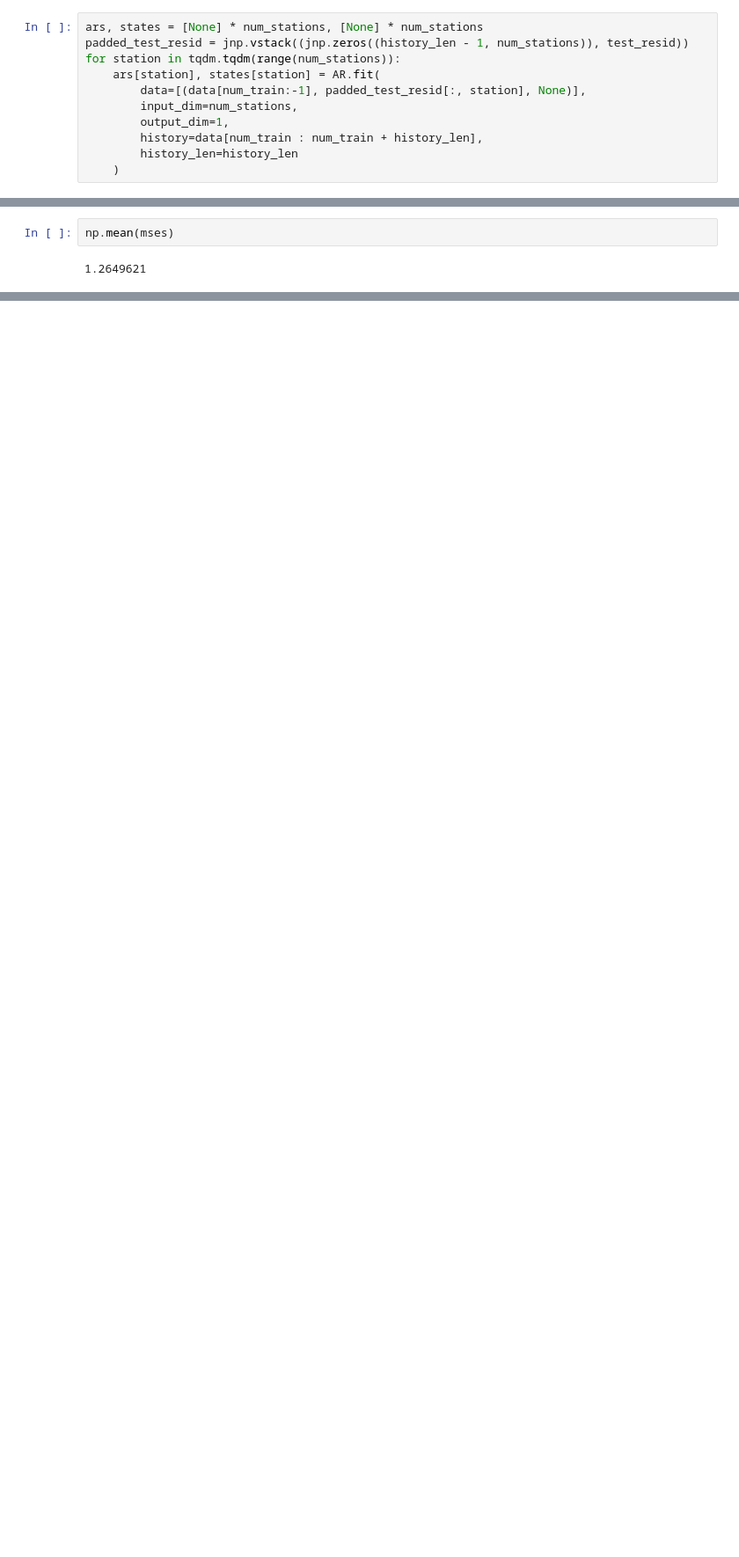
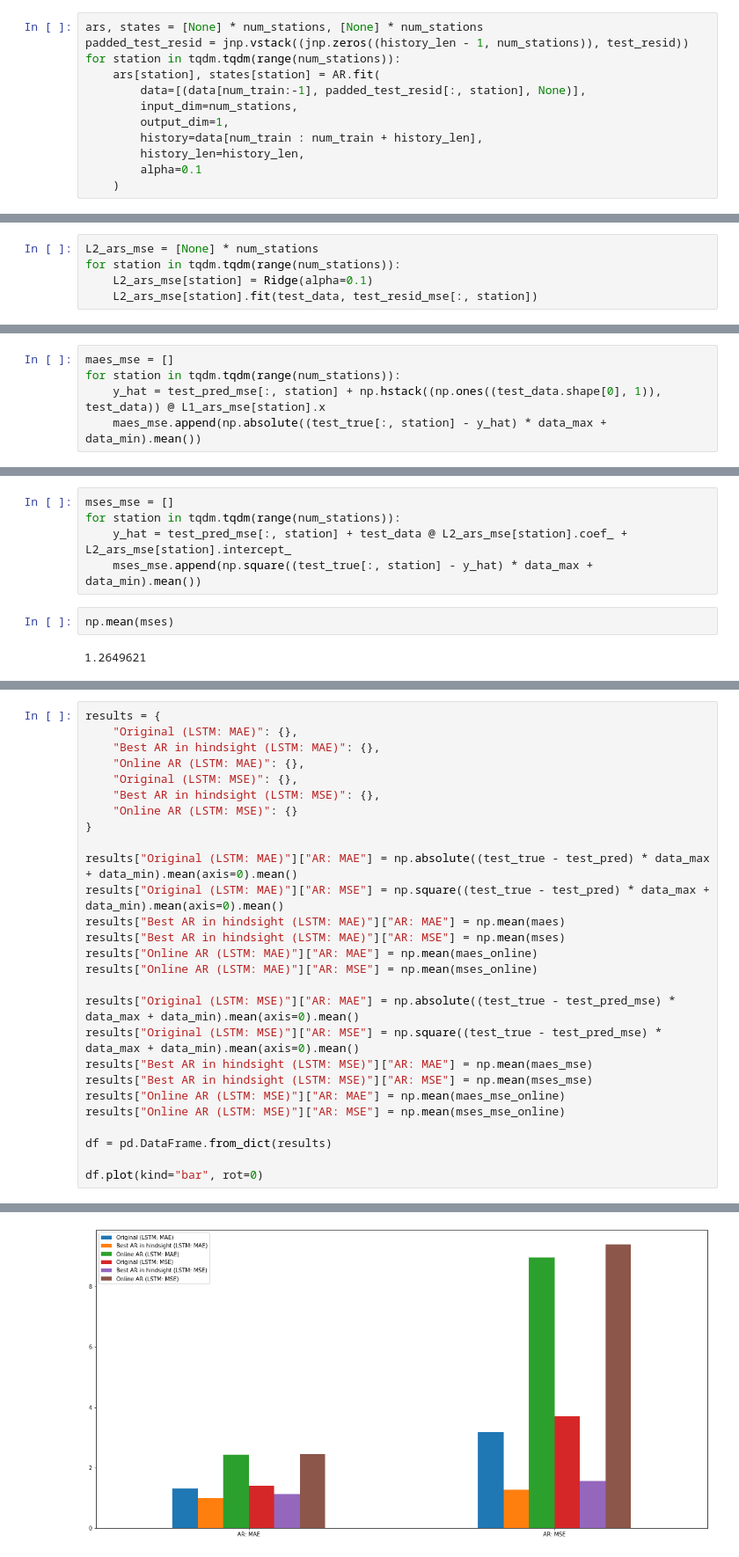
Before and after one commit to danielsuo/skgaip, a Jupyter notebook: notebooks/2020-05-09 Wind - best AR in hindsight.ipynb, the cells around one changed output, grey strips where cells are left out. Shown at 88% size. Drawn from its saved outputs; the diff is of its cells as text; blank space fills up the shorter version.

```diff
--- a/notebooks/2020-05-09 Wind - best AR in hindsight.ipynb
+++ b/notebooks/2020-05-09 Wind - best AR in hindsight.ipynb
@@ -130,7 +138,8 @@ for station in tqdm.tqdm(range(num_stations)):
         input_dim=num_stations,
         output_dim=1,
         history=data[num_train : num_train + history_len],
-        history_len=history_len
+        history_len=history_len,
+        alpha=0.1
     )
 # %%
 # https://stackoverflow.com/questions/51883058/l1-norm-instead-of-l2-norm-for-cost-function-in-regression-model
@@ -155,11 +180,21 @@ L2_ars = [None] * num_stations
 for station in tqdm.tqdm(range(num_stations)):
     L2_ars[station] = Ridge(alpha=0.1)
     L2_ars[station].fit(test_data, test_resid[:, station])
+# %%
+L2_ars_mse = [None] * num_stations
+for station in tqdm.tqdm(range(num_stations)):
+    L2_ars_mse[station] = Ridge(alpha=0.1)
+    L2_ars_mse[station].fit(test_data, test_resid_mse[:, station])
 # %%
 maes = []
 for station in tqdm.tqdm(range(num_stations)):
     y_hat = test_pred[:, station] + np.hstack((np.ones((test_data.shape[0], 1)), test_data)) @ L1_ars[station].x
     maes.append(np.absolute((test_true[:, station] - y_hat) * data_max + data_min).mean())
+# %%
+maes_mse = []
+for station in tqdm.tqdm(range(num_stations)):
+    y_hat = test_pred_mse[:, station] + np.hstack((np.ones((test_data.shape[0], 1)), test_data)) @ L1_ars_mse[station].x
+    maes_mse.append(np.absolute((test_true[:, station] - y_hat) * data_max + data_min).mean())
 # %%
 np.mean(maes)
 # %% [output]
@@ -169,6 +208,11 @@ mses = []
 for station in tqdm.tqdm(range(num_stations)):
     y_hat = test_pred[:, station] + test_data @ L2_ars[station].coef_ + L2_ars[station].intercept_
     mses.append(np.square((test_true[:, station] - y_hat) * data_max + data_min).mean())
+# %%
+mses_mse = []
+for station in tqdm.tqdm(range(num_stations)):
+    y_hat = test_pred_mse[:, station] + test_data @ L2_ars_mse[station].coef_ + L2_ars_mse[station].intercept_
+    mses_mse.append(np.square((test_true[:, station] - y_hat) * data_max + data_min).mean())
 # %%
 np.mean(mses)
 # %% [output]
@@ -175,0 +360,28 @@ np.mean(mses)
+# %%
+results = {
+    "Original (LSTM: MAE)": {},
+    "Best AR in hindsight (LSTM: MAE)": {},
+    "Online AR (LSTM: MAE)": {},
+    "Original (LSTM: MSE)": {},
+    "Best AR in hindsight (LSTM: MSE)": {},
+    "Online AR (LSTM: MSE)": {}
+}
+
+results["Original (LSTM: MAE)"]["AR: MAE"] = np.absolute((test_true - test_pred) * data_max + data_min).mean(axis=0).mean()
+results["Original (LSTM: MAE)"]["AR: MSE"] = np.square((test_true - test_pred) * data_max + data_min).mean(axis=0).mean()
+results["Best AR in hindsight (LSTM: MAE)"]["AR: MAE"] = np.mean(maes)
+results["Best AR in hindsight (LSTM: MAE)"]["AR: MSE"] = np.mean(mses)
+results["Online AR (LSTM: MAE)"]["AR: MAE"] = np.mean(maes_online)
+results["Online AR (LSTM: MAE)"]["AR: MSE"] = np.mean(mses_online)
+
+results["Original (LSTM: MSE)"]["AR: MAE"] = np.absolute((test_true - test_pred_mse) * data_max + data_min).mean(axis=0).mean()
+results["Original (LSTM: MSE)"]["AR: MSE"] = np.square((test_true - test_pred_mse) * data_max + data_min).mean(axis=0).mean()
+results["Best AR in hindsight (LSTM: MSE)"]["AR: MAE"] = np.mean(maes_mse)
+results["Best AR in hindsight (LSTM: MSE)"]["AR: MSE"] = np.mean(mses_mse)
+results["Online AR (LSTM: MSE)"]["AR: MAE"] = np.mean(maes_mse_online)
+results["Online AR (LSTM: MSE)"]["AR: MSE"] = np.mean(mses_mse_online)
+
+df = pd.DataFrame.from_dict(results)
+
+df.plot(kind="bar", rot=0)
+# %% [output]
@@ -175,0 +389 @@ np.mean(mses)
+[figure, added]
```
Also changed, not shown: parts of 14 cells of this notebook, 5 other files.
